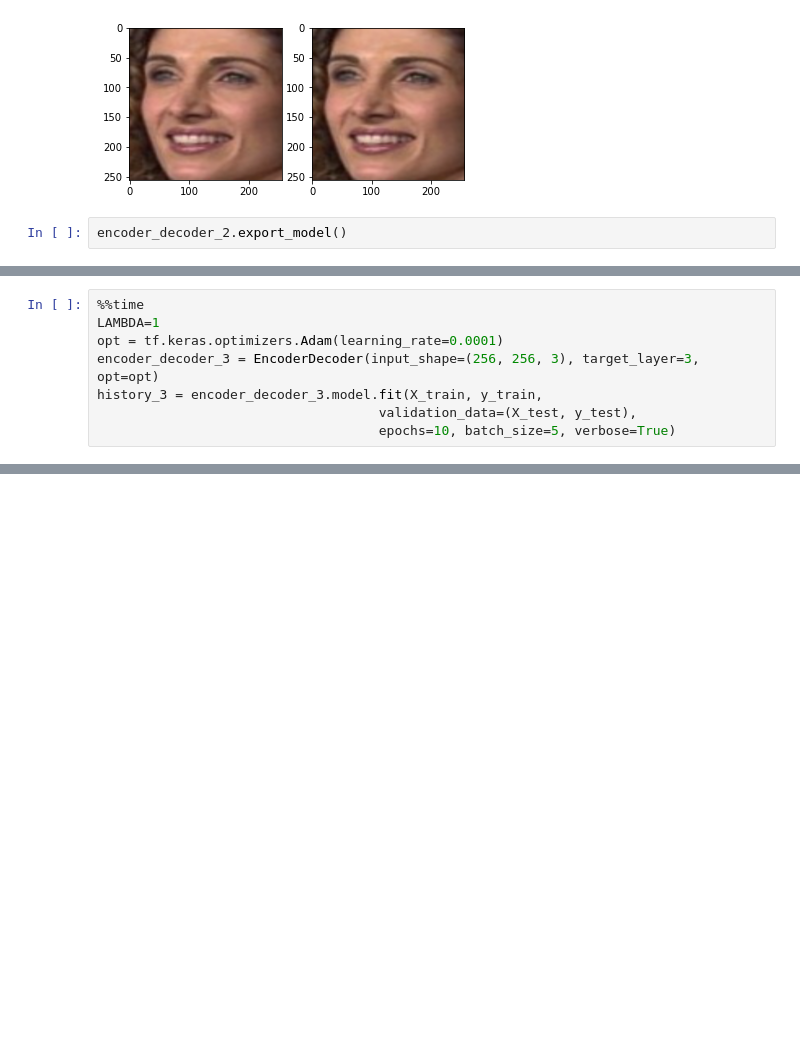
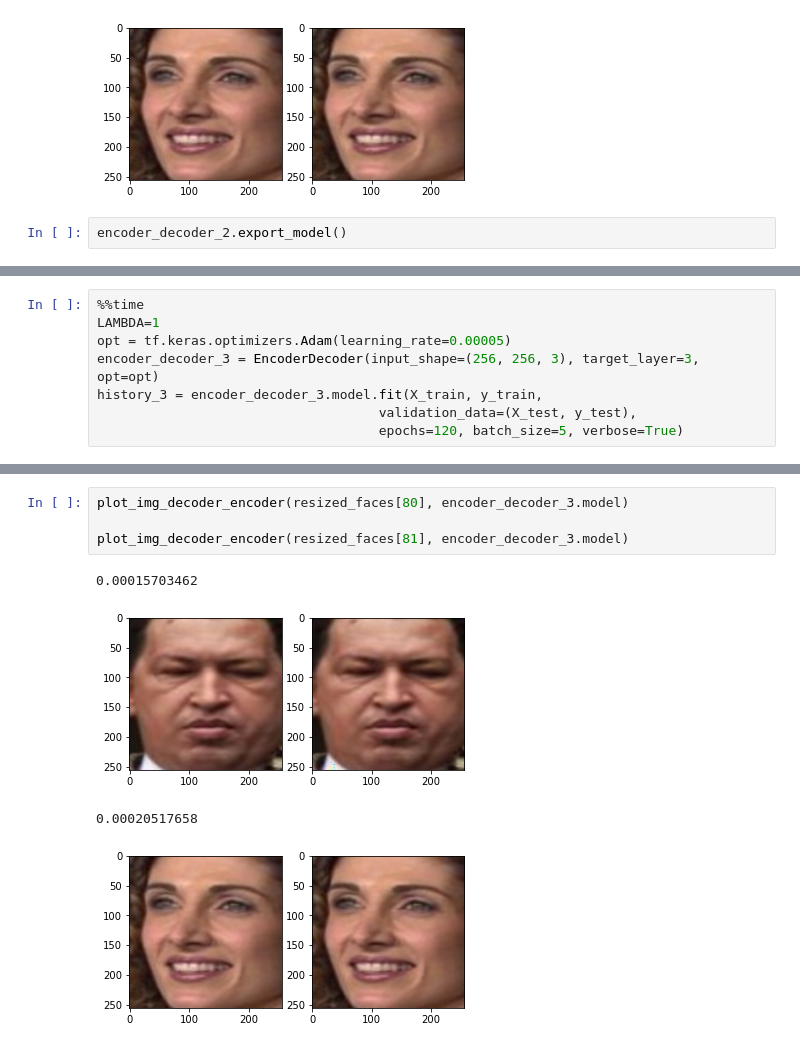
Before and after one commit to stevenjohnlarsen/StyleTransfer, a Jupyter notebook: TrainWeights2.ipynb, the cells around one changed output, grey strips where cells are left out. Saved outputs shown, nothing was run; the diff lists cells and outputs as text; blank space fills up the shorter version.

```diff
--- a/TrainWeights2.ipynb
+++ b/TrainWeights2.ipynb
@@ -689,10 +706,10 @@ encoder_decoder_2.export_model()
 # %%
 %%time
 LAMBDA=1
-opt = tf.keras.optimizers.Adam(learning_rate=0.0001)
+opt = tf.keras.optimizers.Adam(learning_rate=0.00005)
 encoder_decoder_3 = EncoderDecoder(input_shape=(256, 256, 3), target_layer=3, opt=opt)
 history_3 = encoder_decoder_3.model.fit(X_train, y_train,
                                     validation_data=(X_test, y_test),
-                                    epochs=10, batch_size=5, verbose=True)
+                                    epochs=120, batch_size=5, verbose=True)
 # %% [output]
 Train on 10586 samples, validate on 2647 samples
@@ -706,0 +732,9 @@ KeyboardInterrupt:
+# %%
+plot_img_decoder_encoder(resized_faces[80], encoder_decoder_3.model)
+
+plot_img_decoder_encoder(resized_faces[81], encoder_decoder_3.model)
+# %% [output]
+0.00015703462
+[figure, added]
+0.00020517658
+[figure, added]
```
Also changed, not shown: parts of 10 cells of this notebook.
